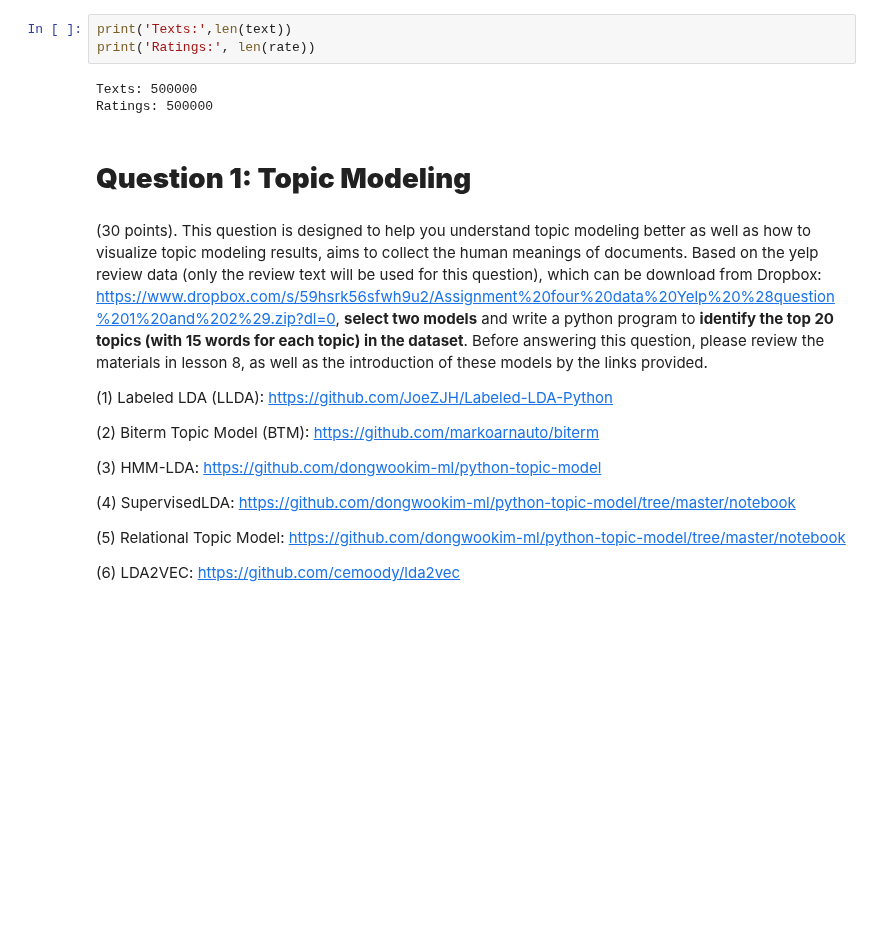
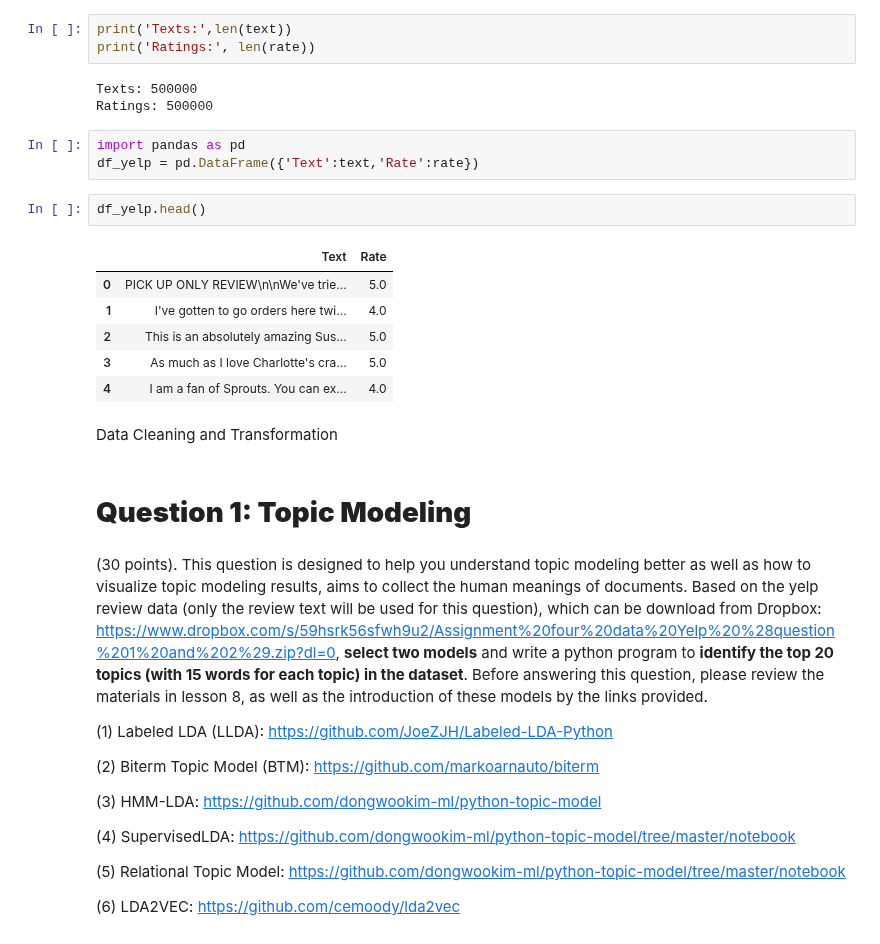
Before and after one commit to prithvikolla/Compuational_Methods_INFO5731, a Jupyter notebook: Assignment/INFO5731_Assignment_4.ipynb, the cells around one changed output. Cells and saved outputs as stored; diff of their text form; blank space fills up the shorter version.

```diff
--- a/Assignment/INFO5731_Assignment_4.ipynb
+++ b/Assignment/INFO5731_Assignment_4.ipynb
@@ -63,6 +74,20 @@ print('Ratings:', len(rate))
 # %% [output]
 Texts: 500000
 Ratings: 500000
+# %%
+import pandas as pd
+df_yelp = pd.DataFrame({'Text':text,'Rate':rate})
+# %%
+df_yelp.head()
+# %% [output]
+|  | Text | Rate |
+| 0 | PICK UP ONLY REVIEW\n\nWe've trie... | 5.0 |
+| 1 | I've gotten to go orders here twi... | 4.0 |
+| 2 | This is an absolutely amazing Sus... | 5.0 |
+| 3 | As much as I love Charlotte's cra... | 5.0 |
+| 4 | I am a fan of Sprouts. You can ex... | 4.0 |
+# %% [markdown]
+Data Cleaning and Transformation
 # %% [markdown]
 # **Question 1: Topic Modeling**
 # %% [markdown]
```
Also changed, not shown: parts of 1 cell of this notebook.
